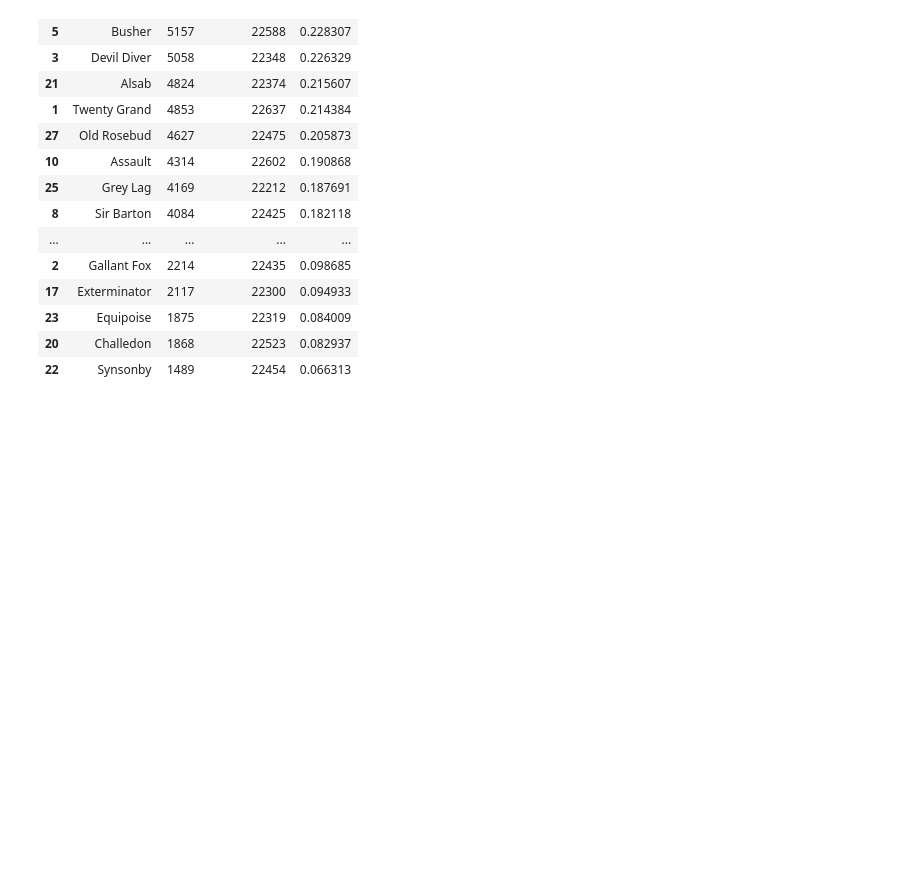
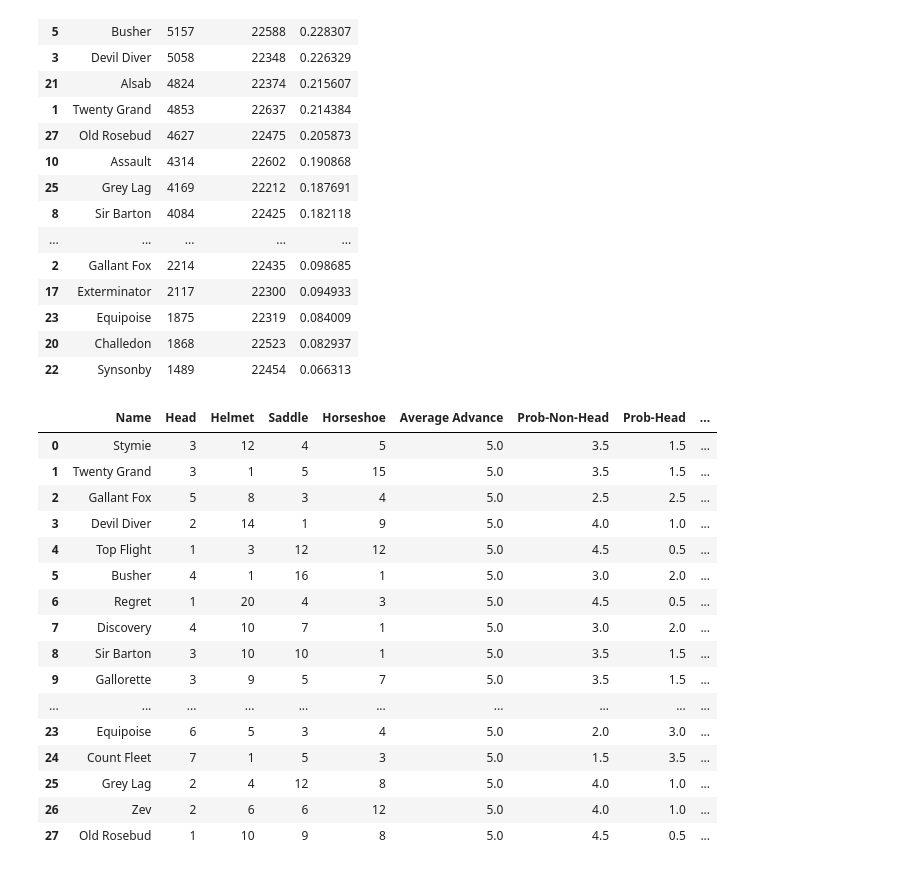
Before and after one commit to mnocerino23/Winner-s-Circle-Strategy-Analysis, a Jupyter notebook: Winner'sCircle.ipynb, the cells around one changed output. Cells and saved outputs as stored; diff of their text form; code cells hidden in the pictures; blank space fills up the shorter version.

```diff
--- a/Winner'sCircle.ipynb
+++ b/Winner'sCircle.ipynb
@@ -299,0 +300,25 @@ simulation.to_csv('100000_games_simulation.csv')
+# %%
+horses['Simulated Win %'] = ''
+map = dict(zip(simulation['Horse'], simulation['Win %']))
+for index, row in horses.iterrows():
+  horses.at[index, 'Simulated Win %'] = map[horses.at[index, 'Name']]
+# %%
+horses.head(30)
+# %% [output]
+|  | Name | Head | Helmet | Saddle | Horseshoe | Average Advance | Prob-Non-Head | Prob-Head | ... |
+| 0 | Stymie | 3 | 12 | 4 | 5 | 5.0 | 3.5 | 1.5 | ... |
+| 1 | Twenty Grand | 3 | 1 | 5 | 15 | 5.0 | 3.5 | 1.5 | ... |
+| 2 | Gallant Fox | 5 | 8 | 3 | 4 | 5.0 | 2.5 | 2.5 | ... |
+| 3 | Devil Diver | 2 | 14 | 1 | 9 | 5.0 | 4.0 | 1.0 | ... |
+| 4 | Top Flight | 1 | 3 | 12 | 12 | 5.0 | 4.5 | 0.5 | ... |
+| 5 | Busher | 4 | 1 | 16 | 1 | 5.0 | 3.0 | 2.0 | ... |
+| 6 | Regret | 1 | 20 | 4 | 3 | 5.0 | 4.5 | 0.5 | ... |
+| 7 | Discovery | 4 | 10 | 7 | 1 | 5.0 | 3.0 | 2.0 | ... |
+| 8 | Sir Barton | 3 | 10 | 10 | 1 | 5.0 | 3.5 | 1.5 | ... |
+| 9 | Gallorette | 3 | 9 | 5 | 7 | 5.0 | 3.5 | 1.5 | ... |
+| ... | ... | ... | ... | ... | ... | ... | ... | ... | ... |
+| 23 | Equipoise | 6 | 5 | 3 | 4 | 5.0 | 2.0 | 3.0 | ... |
+| 24 | Count Fleet | 7 | 1 | 5 | 3 | 5.0 | 1.5 | 3.5 | ... |
+| 25 | Grey Lag | 2 | 4 | 12 | 8 | 5.0 | 4.0 | 1.0 | ... |
+| 26 | Zev | 2 | 6 | 6 | 12 | 5.0 | 4.0 | 1.0 | ... |
+| 27 | Old Rosebud | 1 | 10 | 9 | 8 | 5.0 | 4.5 | 0.5 | ... |
```
Also changed, not shown: parts of 6 cells of this notebook.
